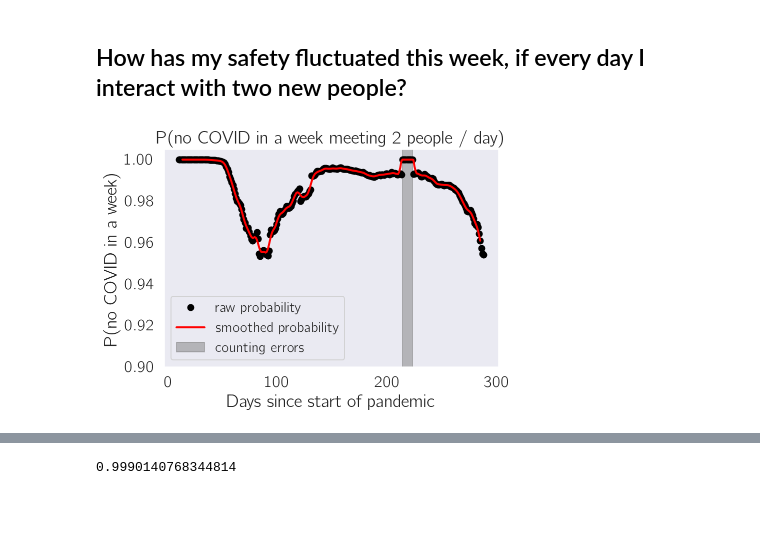
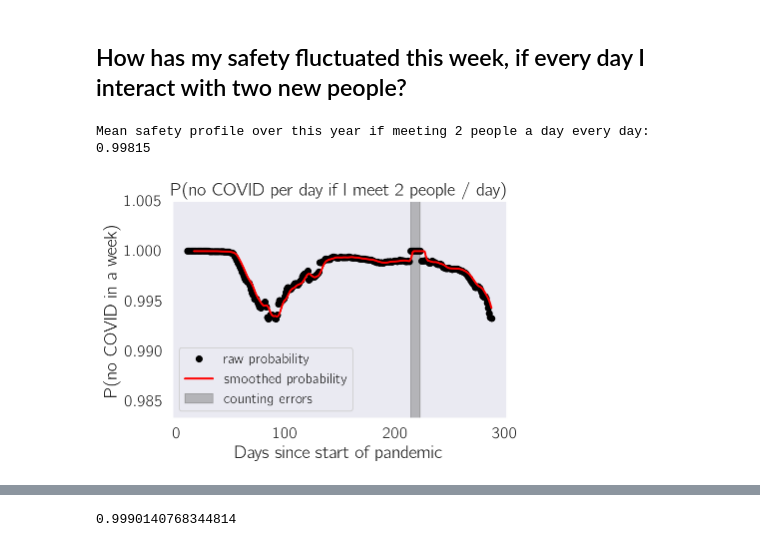
Before and after one commit to dangeles/dangeles.github.io, a Jupyter notebook: jupyter/room_safety.ipynb, the cells around one changed output, grey strips where cells are left out. Cells and saved outputs as stored; diff of their text form; code cells hidden in the pictures; blank space fills up the shorter version.

Commit message:
ran room_safety script

```diff
--- a/jupyter/room_safety.ipynb
+++ b/jupyter/room_safety.ipynb
@@ -128,24 +128,29 @@ _ = plt.ylabel('P(no COVID in a week)')
 # %%
 p_covid = df[df.state == state].normedPopCases.diff().rolling(10).sum()
 smooth_p_covid = df[df.state == state].normedPopCases.rolling(window=7,
                                                               win_type='gaussian',
-                                                              center=True).mean(std=2
+                                                              center=False).mean(std=2
                                                               ).diff().rolling(10).sum()
 
-y = np.exp(weekly_safety(p_covid, 2))
-y_smooth = np.exp(weekly_safety(smooth_p_covid, 2))
+y = np.exp(safety(p_covid, 2))
+y_smooth = np.exp(safety(smooth_p_covid, 2))
 error = np.where(y > 1)[0]
 y[y > 1] = 1
 y_smooth[y_smooth > 1] = 1
 
 plt.plot(y.values, 'o', label='raw probability', color='black')
 plt.plot(y_smooth.values, label='smoothed probability', color='red')
 plt.fill_between(error, 1.05, alpha=0.5, color='gray', label='counting errors')
 
 plt.legend()
-plt.ylim(0.9, 1.005)
+plt.ylim(np.min(y)*0.99, 1.005)
 plt.xlabel('Days since start of pandemic')
 plt.ylabel('P(no COVID in a week)')
-_ = plt.title('P(no COVID in a week meeting {0} people / day)'.format(n))
+_ = plt.title('P(no COVID per day if I meet {0} people / day)'.format(n))
+
+print('Mean safety profile over this year if meeting 2 people a day every day:')
+print('{0:.5g}'.format(y_smooth.mean()))
 # %% [output]
+Mean safety profile over this year if meeting 2 people a day every day:
+0.99815
-[figure, old version]
+[figure, new version]
```
Also changed, not shown: parts of 5 cells of this notebook, 2 other files.
